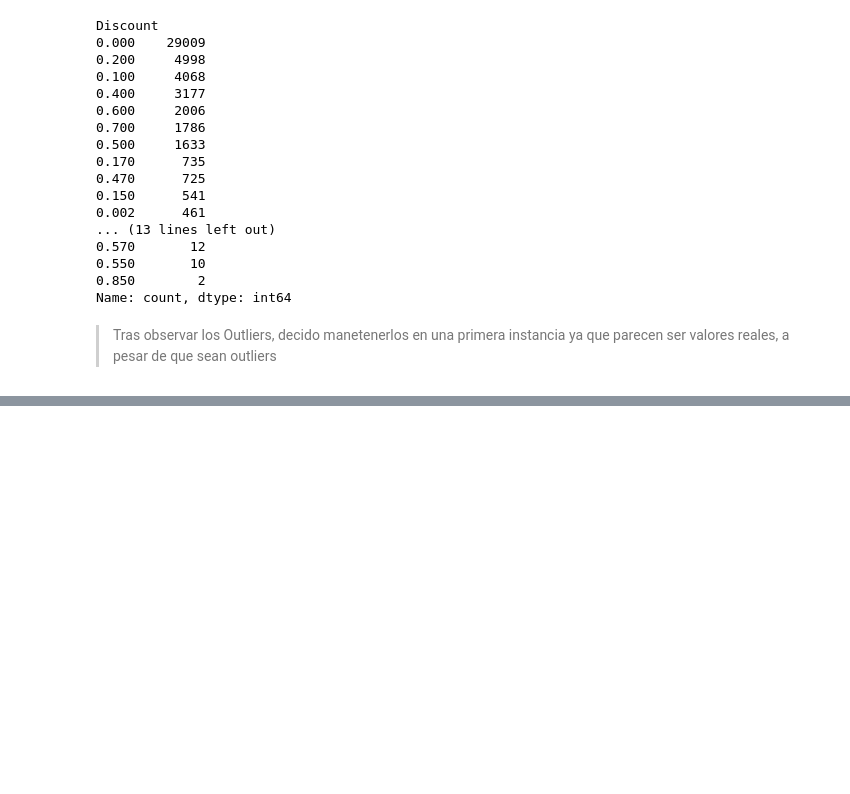
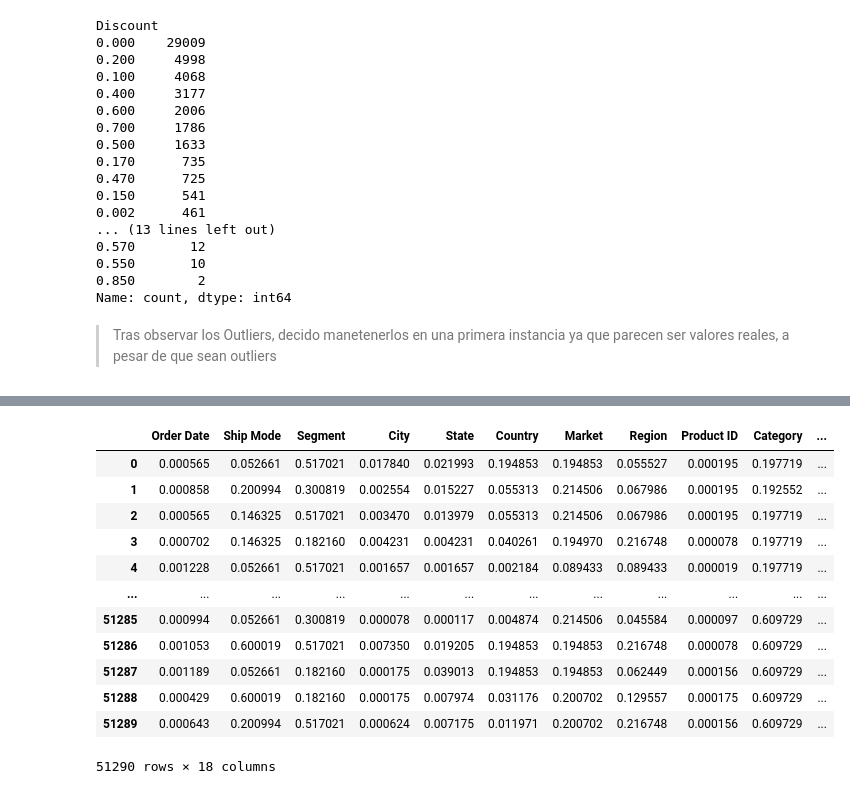
Before and after one commit to Cucks13/Proyecto-9-CLUSTERIZACION, a Jupyter notebook: notebooks/01.ipynb, the cells around one changed output, grey strips where cells are left out. Cells and saved outputs as stored; diff of their text form; code cells hidden in the pictures; blank space fills up the shorter version.

```diff
--- a/notebooks/01.ipynb
+++ b/notebooks/01.ipynb
@@ -207,0 +261,16 @@ Name: count, dtype: int64
+# %%
+GestorPreprocesar.codificar()
+# %% [output]
+|  | Order Date | Ship Mode | Segment | City | State | Country | Market | Region | Product ID | Category | ... |
+| 0 | 0.000565 | 0.052661 | 0.517021 | 0.017840 | 0.021993 | 0.194853 | 0.194853 | 0.055527 | 0.000195 | 0.197719 | ... |
+| 1 | 0.000858 | 0.200994 | 0.300819 | 0.002554 | 0.015227 | 0.055313 | 0.214506 | 0.067986 | 0.000195 | 0.192552 | ... |
+| 2 | 0.000565 | 0.146325 | 0.517021 | 0.003470 | 0.013979 | 0.055313 | 0.214506 | 0.067986 | 0.000195 | 0.197719 | ... |
+| 3 | 0.000702 | 0.146325 | 0.182160 | 0.004231 | 0.004231 | 0.040261 | 0.194970 | 0.216748 | 0.000078 | 0.197719 | ... |
+| 4 | 0.001228 | 0.052661 | 0.517021 | 0.001657 | 0.001657 | 0.002184 | 0.089433 | 0.089433 | 0.000019 | 0.197719 | ... |
+| ... | ... | ... | ... | ... | ... | ... | ... | ... | ... | ... | ... |
+| 51285 | 0.000994 | 0.052661 | 0.300819 | 0.000078 | 0.000117 | 0.004874 | 0.214506 | 0.045584 | 0.000097 | 0.609729 | ... |
+| 51286 | 0.001053 | 0.600019 | 0.517021 | 0.007350 | 0.019205 | 0.194853 | 0.194853 | 0.216748 | 0.000078 | 0.609729 | ... |
+| 51287 | 0.001189 | 0.052661 | 0.182160 | 0.000175 | 0.039013 | 0.194853 | 0.194853 | 0.062449 | 0.000156 | 0.609729 | ... |
+| 51288 | 0.000429 | 0.600019 | 0.182160 | 0.000175 | 0.007974 | 0.031176 | 0.200702 | 0.129557 | 0.000175 | 0.609729 | ... |
+| 51289 | 0.000643 | 0.200994 | 0.517021 | 0.000624 | 0.007175 | 0.011971 | 0.200702 | 0.216748 | 0.000156 | 0.609729 | ... |
+51290 rows × 18 columns
```
Also changed, not shown: parts of 15 cells of this notebook, 3 other files.
